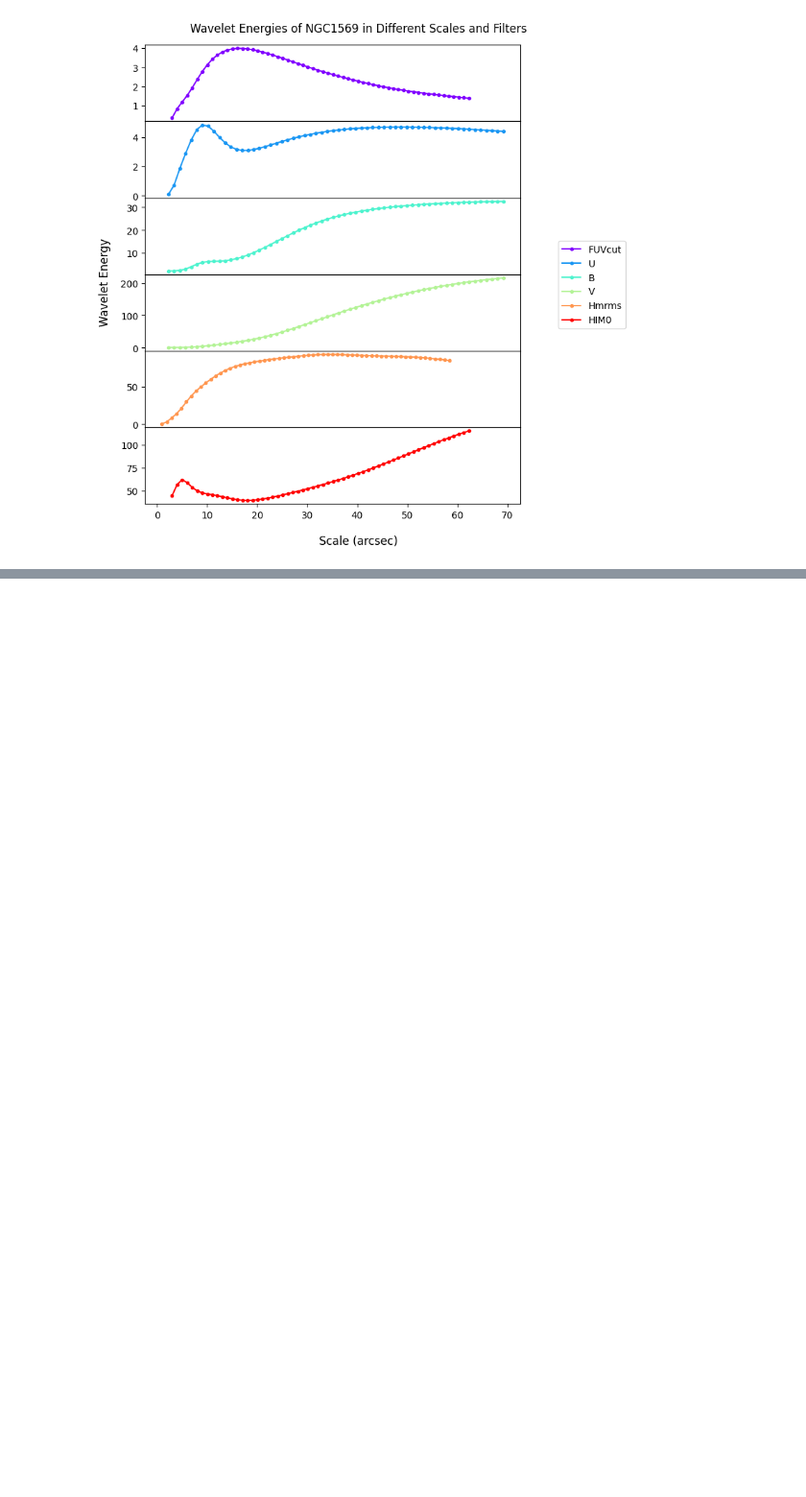
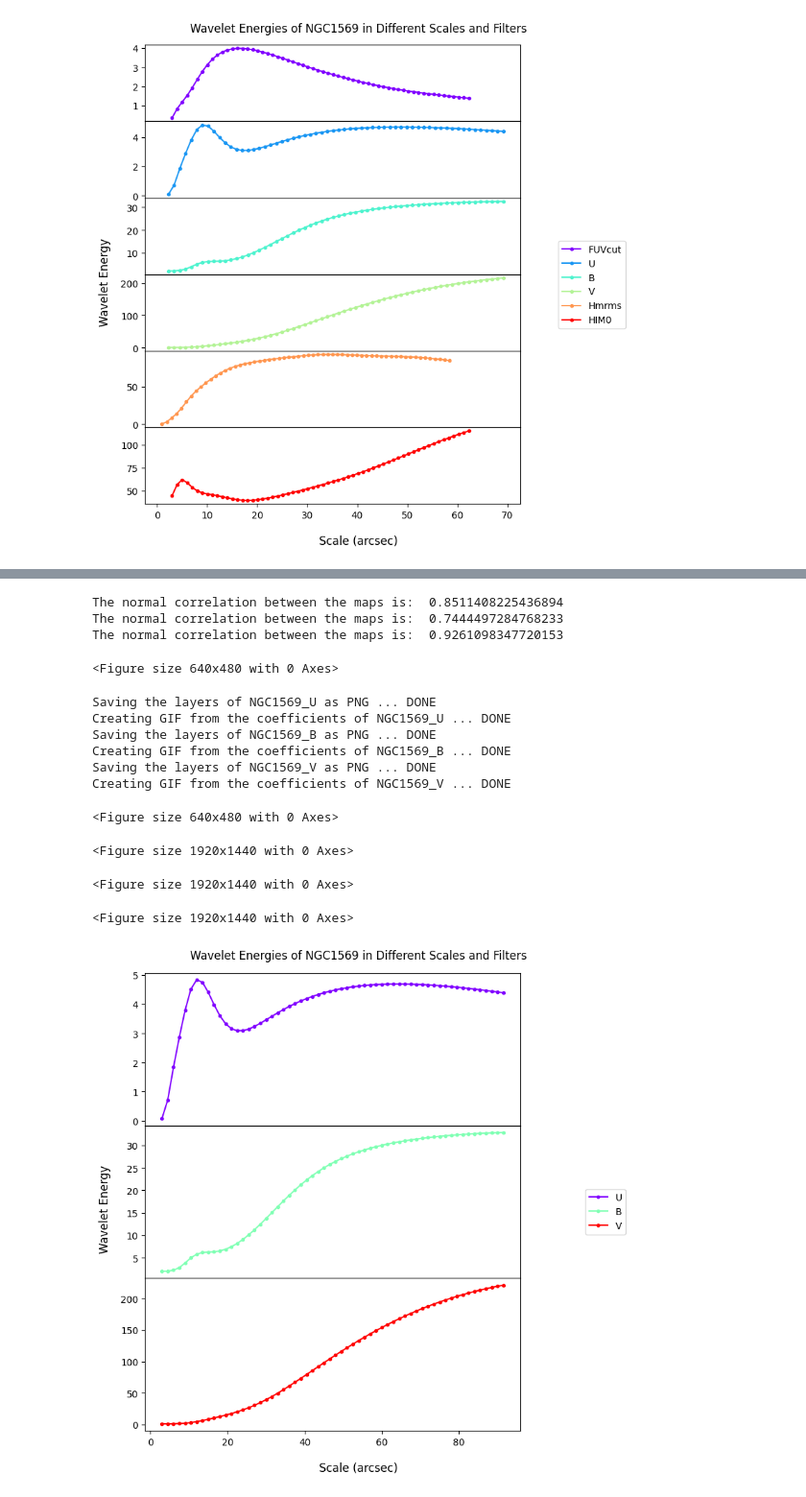
Before and after one commit to SUT-LTG/Wavelet_Fast, a Jupyter notebook: demo - analysis-of-NGC1569.ipynb, the cells around one changed output, grey strips where cells are left out. Shown at 96% size. Cells and saved outputs as stored; diff of their text form; code cells hidden in the pictures; blank space fills up the shorter version.

```diff
--- a/demo - analysis-of-NGC1569.ipynb
+++ b/demo - analysis-of-NGC1569.ipynb
@@ -33,3 +33,7 @@ Commencing the wavelet scale analysis of NGC1569_HIM0
 Wavelet scale analysis of NGC1569_HIM0 has finished.
 <Figure size 640x480 with 0 Axes>
 [figure]
+# %%
+cubes = np.array([],dtype=object)
+for i in range(1,4):
+    cubes = np.append(cubes,pethat_wavelet_scale_analysis(names[i],paths[i],crop[i],scales[i],scale_types[i],pixel_scale=pixel_scales[0],distance=distance))
@@ -35,0 +48,22 @@ Wavelet scale analysis of NGC1569_HIM0 has finished.
+# %%
+for pair in [[0,1],[0,2],[1,2]]:
+    plot_correlation(cubes[pair[0]],cubes[pair[1]],unit='arcsec')
+# %% [output]
+The normal correlation between the maps is:  0.8511408225436894
+The normal correlation between the maps is:  0.7444497284768233
+The normal correlation between the maps is:  0.9261098347720153
+<Figure size 640x480 with 0 Axes>
+# %%
+data_batch_energy_plot_cube(cubes,'arcsec',save_results=True)
+# %% [output]
+Saving the layers of NGC1569_U as PNG ... DONE
+Creating GIF from the coefficients of NGC1569_U ... DONE
+Saving the layers of NGC1569_B as PNG ... DONE
+Creating GIF from the coefficients of NGC1569_B ... DONE
+Saving the layers of NGC1569_V as PNG ... DONE
+Creating GIF from the coefficients of NGC1569_V ... DONE
+<Figure size 640x480 with 0 Axes>
+<Figure size 1920x1440 with 0 Axes>
+<Figure size 1920x1440 with 0 Axes>
+<Figure size 1920x1440 with 0 Axes>
+[figure, added]
```
Also changed, not shown: parts of 3 cells of this notebook, 2 other files.
